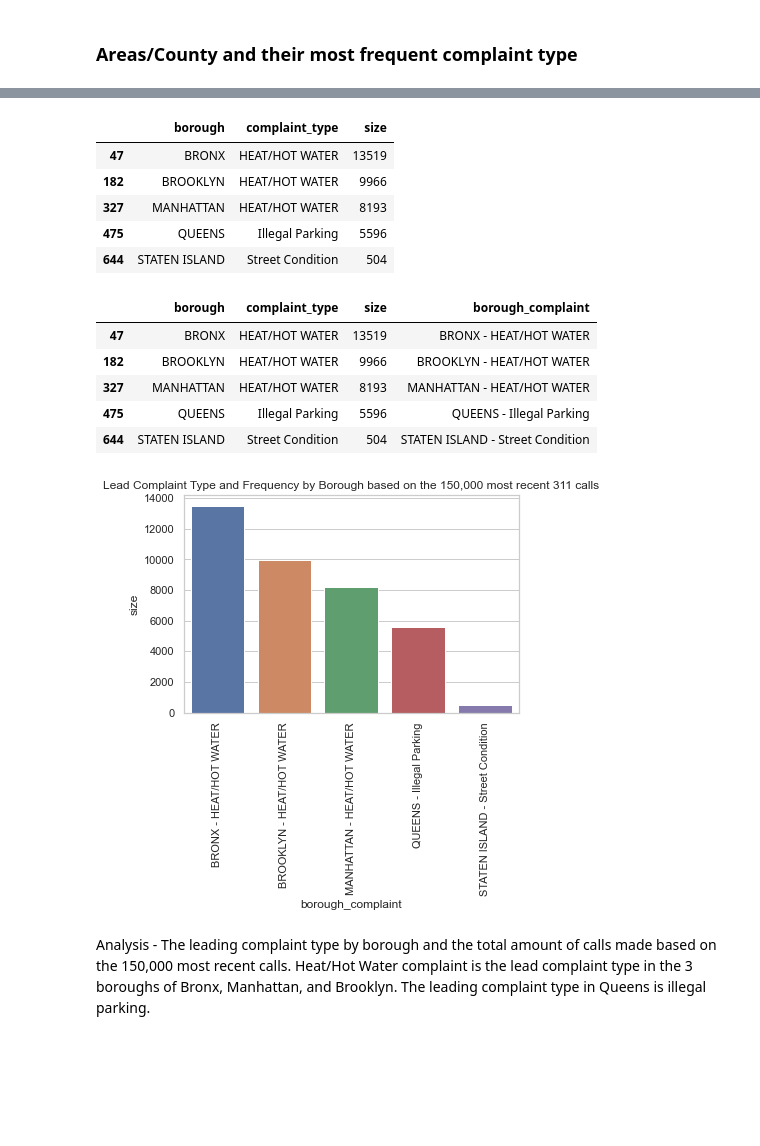
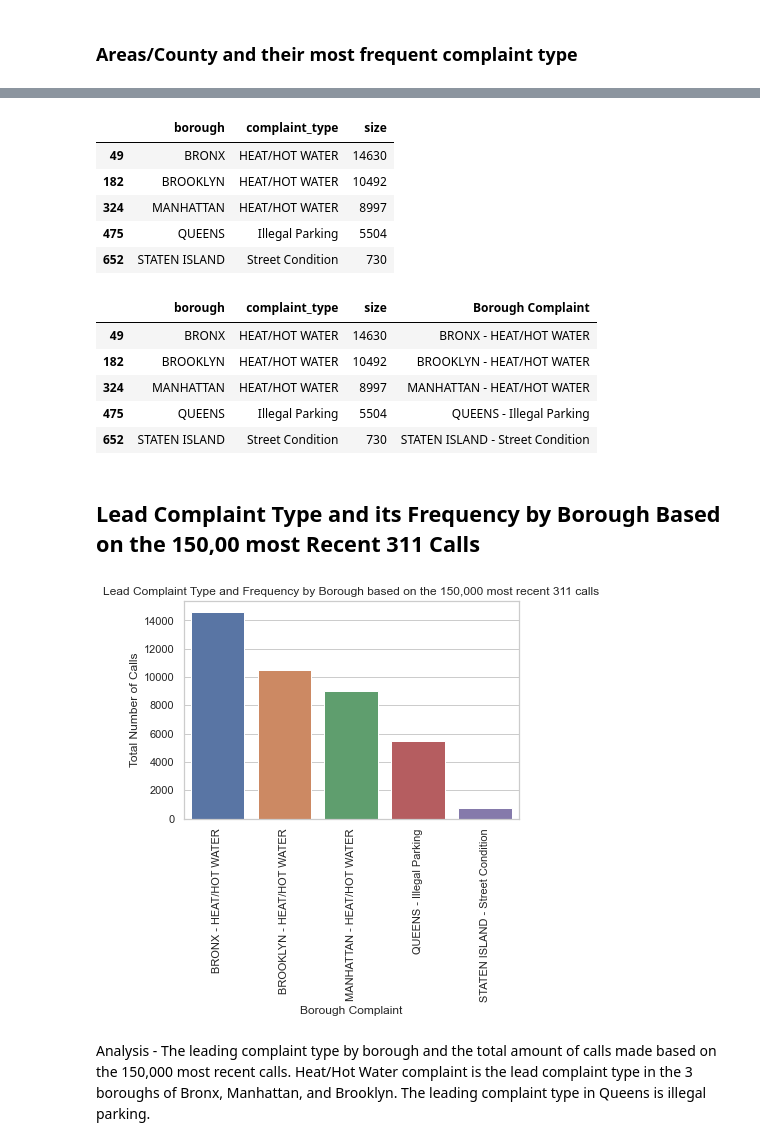
Before and after one commit to oscargallardo1/Data-Analysis-Projects, a Jupyter notebook: NYC 311 Service Request Analysis.ipynb, the cells around one changed output, grey strips where cells are left out. Cells and saved outputs as stored; diff of their text form; code cells hidden in the pictures; blank space fills up the shorter version.

```diff
--- a/NYC 311 Service Request Analysis.ipynb
+++ b/NYC 311 Service Request Analysis.ipynb
@@ -444,3 +460,5 @@ This visual shows the rate(total Calls) and time(hour) in which calls of the top
+# %%
+df = df.rename(columns={"community_board": "Community Board"})
 # %%
 ## filter dataframe for only Heat/Hot Water Complaints
 ## Plot by County - bar plot
@@ -522,29 +541,32 @@ lead_complaint.drop(lead_complaint[lead_complaint['borough'] == 'Unspecified'].i
 lead_complaint
 # %% [output]
 |  | borough | complaint_type | size |
-| 47 | BRONX | HEAT/HOT WATER | 13519 |
-| 182 | BROOKLYN | HEAT/HOT WATER | 9966 |
-| 327 | MANHATTAN | HEAT/HOT WATER | 8193 |
-| 475 | QUEENS | Illegal Parking | 5596 |
-| 644 | STATEN ISLAND | Street Condition | 504 |
+| 49 | BRONX | HEAT/HOT WATER | 14630 |
+| 182 | BROOKLYN | HEAT/HOT WATER | 10492 |
+| 324 | MANHATTAN | HEAT/HOT WATER | 8997 |
+| 475 | QUEENS | Illegal Parking | 5504 |
+| 652 | STATEN ISLAND | Street Condition | 730 |
 # %%
-lead_complaint['borough_complaint'] = lead_complaint['borough'] + ' - ' + lead_complaint['complaint_type']
+lead_complaint['Borough Complaint'] = lead_complaint['borough'] + ' - ' + lead_complaint['complaint_type']
 # %%
 lead_complaint.head()
 # %% [output]
-|  | borough | complaint_type | size | borough_complaint |
-| 47 | BRONX | HEAT/HOT WATER | 13519 | BRONX - HEAT/HOT WATER |
-| 182 | BROOKLYN | HEAT/HOT WATER | 9966 | BROOKLYN - HEAT/HOT WATER |
-| 327 | MANHATTAN | HEAT/HOT WATER | 8193 | MANHATTAN - HEAT/HOT WATER |
-| 475 | QUEENS | Illegal Parking | 5596 | QUEENS - Illegal Parking |
-| 644 | STATEN ISLAND | Street Condition | 504 | STATEN ISLAND - Street Condition |
+|  | borough | complaint_type | size | Borough Complaint |
+| 49 | BRONX | HEAT/HOT WATER | 14630 | BRONX - HEAT/HOT WATER |
+| 182 | BROOKLYN | HEAT/HOT WATER | 10492 | BROOKLYN - HEAT/HOT WATER |
+| 324 | MANHATTAN | HEAT/HOT WATER | 8997 | MANHATTAN - HEAT/HOT WATER |
+| 475 | QUEENS | Illegal Parking | 5504 | QUEENS - Illegal Parking |
+| 652 | STATEN ISLAND | Street Condition | 730 | STATEN ISLAND - Street Condition |
+# %% [markdown]
+## Lead Complaint Type and its Frequency by Borough Based on the 150,00 most Recent 311 Calls
 # %%
 sns.set_theme(style="whitegrid")
-ax = sns.barplot(x=lead_complaint.borough_complaint, y=lead_complaint['size'])
+ax = sns.barplot(x=lead_complaint['Borough Complaint'], y=lead_complaint['size'])
 ax.set_title('Lead Complaint Type and Frequency by Borough based on the 150,000 most recent 311 calls')
+ax.set(ylabel='Total Number of Calls')
 ax.tick_params(axis='x', rotation=90)
 # %% [output]
-[figure, old version]
+[figure, new version]
 # %% [markdown]
 Analysis -
 The leading complaint type by borough and the total amount of calls made based on the 150,000 most recent calls. Heat/Hot Water complaint is the lead complaint type in the 3 boroughs of Bronx, Manhattan, and Brooklyn. The leading complaint type in Queens is illegal parking.
```
Also changed, not shown: parts of 32 cells of this notebook.
